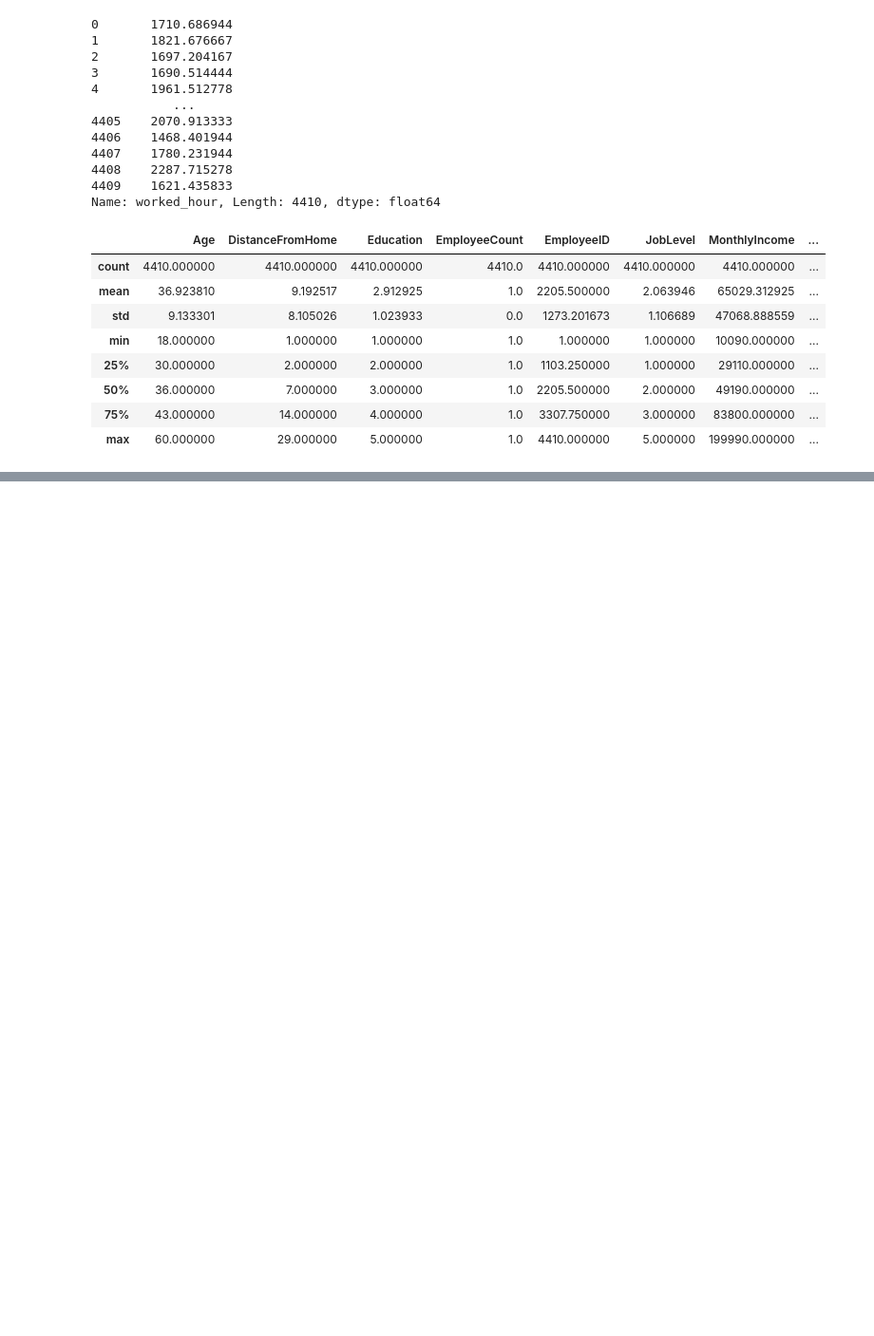
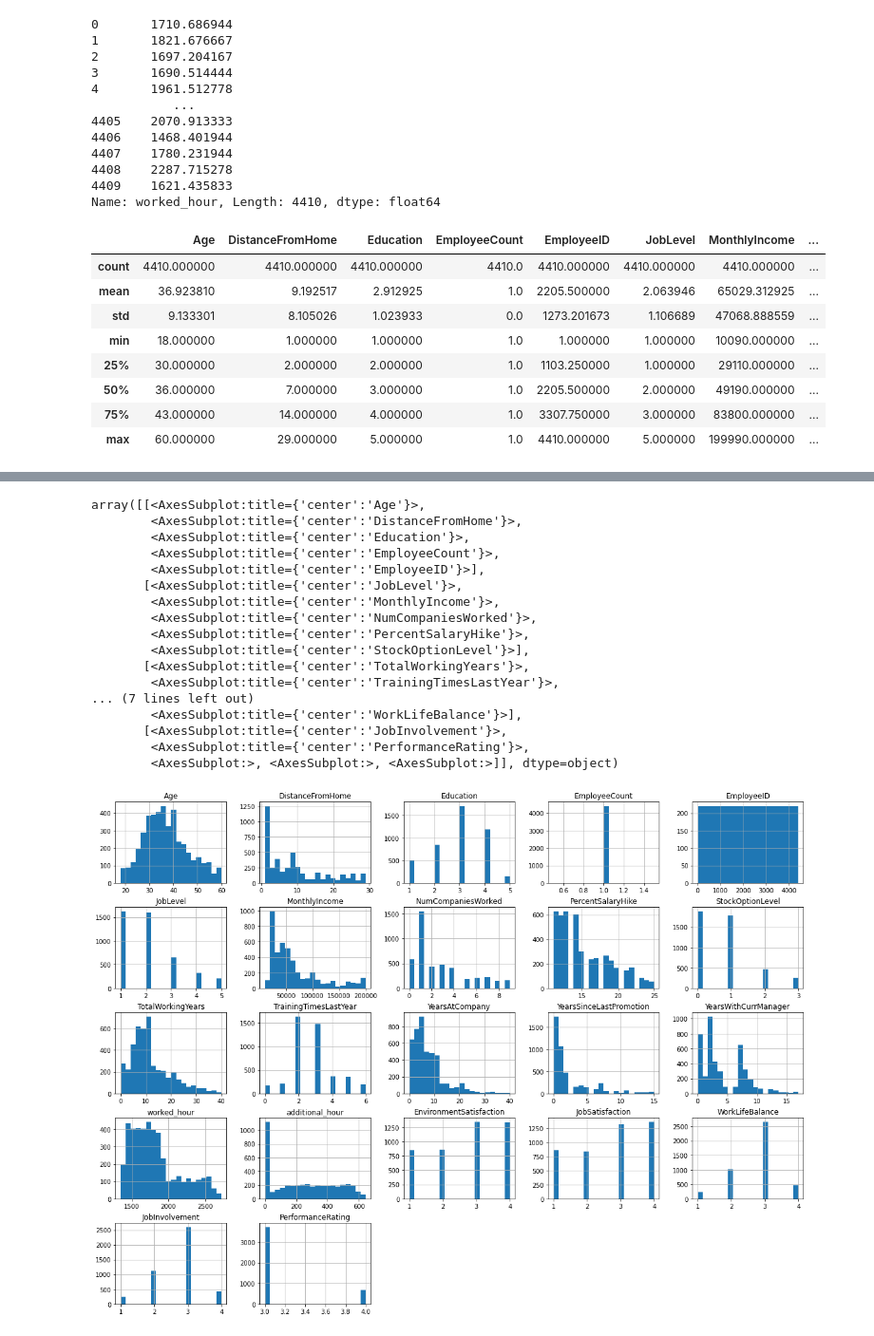
Before and after one commit to nazzim29/HumanForYou, a Jupyter notebook: projet.ipynb, the cells around one changed output, grey strips where cells are left out. Shown at 95% size. Drawn from its saved outputs; the diff is of its cells as text; code cells hidden in the pictures; blank space fills up the shorter version.

```diff
--- a/projet.ipynb
+++ b/projet.ipynb
@@ -177,0 +150,6 @@ in_time.drop(in_time_brute.columns[0],axis=1)
+# %%
+free_days = []
+for col in in_time.columns:
+    if in_time[col].isna().all():
+        in_time = in_time.drop(col,axis=1)
+        out_time = out_time.drop(col,axis=1)
@@ -180,16 +168,17 @@ in_time.drop(in_time_brute.columns[0],axis=1)
 from datetime import datetime, timedelta
 employees_hours = []
 additional_hours = []
+abscences = []
 for index, row in general_data.iterrows():
     employee_id = row['EmployeeID']
     in_time_employee = in_time[in_time['employee_id']
                                == employee_id].values[0]
     out_time_employee = out_time[out_time['employee_id']
                                  == employee_id].values[0]
-
-    out_time_employee = out_time_employee[1:-1]
-    in_time_employee = in_time_employee[1:-1]
-
+    out_time_employee = out_time_employee[:-1]
+    in_time_employee = in_time_employee[:-1]
+    abscence = np.count_nonzero(in_time_employee == 'NaN')
+    abscences.append(abscence)
     now = datetime.now()
     in_time_employee = np.array([datetime.strptime(
         x, '%Y-%m-%d %H:%M:%S') if not pd.isna(x) else now for x in in_time_employee])
@@ -201,8 +190,13 @@ for index, row in general_data.iterrows():
     employee_hours = sum(employee_hours)
     employees_hours.append(employee_hours/(60**2))
     nb_day = len(out_time_employee)
-    additional_hour = ((8*nb_day)-employee_hours/(60**2))
-    if(additional_hour < 0) : additional_hour = 0
+    additional_hour = ((8*(nb_day))-employee_hours/(60**2))
+    if additional_hour < 0:
+        additional_hour = 0
+        minus_hour = -1* additional_hour
+    else:
+        minus_hour = 0
+
     additional_hours.append(additional_hour)
 general_data['worked_hour'] = employees_hours
 general_data['additional_hour'] = additional_hours
@@ -233,3 +250,7 @@ general_data.describe()
 | 50% | 36.000000 | 7.000000 | 3.000000 | 1.0 | 2205.500000 | 2.000000 | 49190.000000 | ... |
 | 75% | 43.000000 | 14.000000 | 4.000000 | 1.0 | 3307.750000 | 3.000000 | 83800.000000 | ... |
 | max | 60.000000 | 29.000000 | 5.000000 | 1.0 | 4410.000000 | 5.000000 | 199990.000000 | ... |
+# %%
+general_data = pd.merge(
+    general_data, employee_survey_data_brute, on="EmployeeID", how='left')
+general_data
@@ -235,0 +271,3 @@ general_data.describe()
+# %%
+general_data = pd.merge(general_data, manager_survey_data_brute, on="EmployeeID",how="left")
+general_data
@@ -235,0 +288,21 @@ general_data.describe()
+# %%
+general_data.hist(bins=20, figsize=(20, 15))
+# %% [output]
+array([[<AxesSubplot:title={'center':'Age'}>,
+        <AxesSubplot:title={'center':'DistanceFromHome'}>,
+        <AxesSubplot:title={'center':'Education'}>,
+        <AxesSubplot:title={'center':'EmployeeCount'}>,
+        <AxesSubplot:title={'center':'EmployeeID'}>],
+       [<AxesSubplot:title={'center':'JobLevel'}>,
+        <AxesSubplot:title={'center':'MonthlyIncome'}>,
+        <AxesSubplot:title={'center':'NumCompaniesWorked'}>,
+        <AxesSubplot:title={'center':'PercentSalaryHike'}>,
+        <AxesSubplot:title={'center':'StockOptionLevel'}>],
+       [<AxesSubplot:title={'center':'TotalWorkingYears'}>,
+        <AxesSubplot:title={'center':'TrainingTimesLastYear'}>,
+... (7 lines left out)
+        <AxesSubplot:title={'center':'WorkLifeBalance'}>],
+       [<AxesSubplot:title={'center':'JobInvolvement'}>,
+        <AxesSubplot:title={'center':'PerformanceRating'}>,
+        <AxesSubplot:>, <AxesSubplot:>, <AxesSubplot:>]], dtype=object)
+[figure, added]
```
Also changed, not shown: parts of 7 cells of this notebook, 1 other file.
